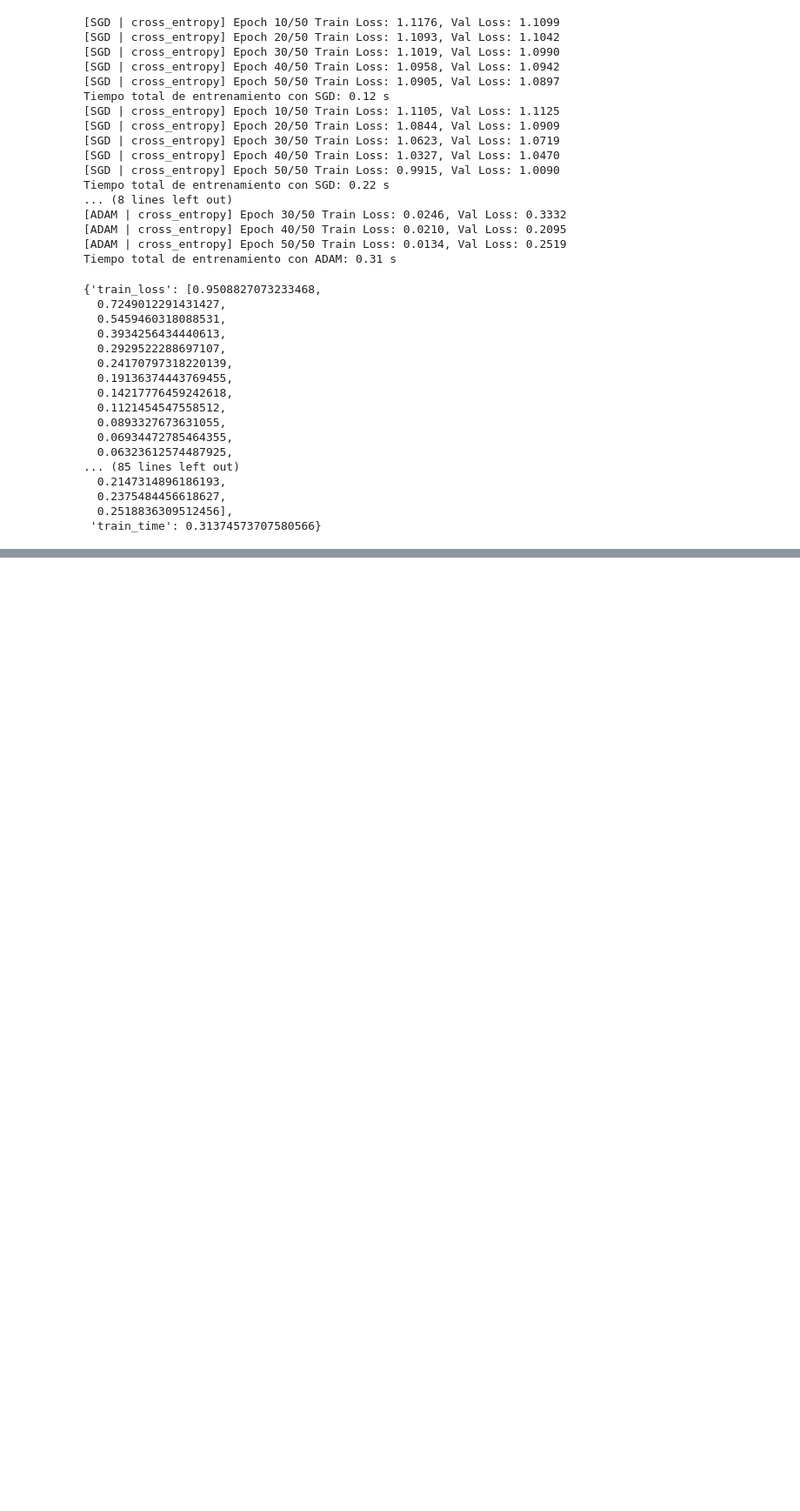
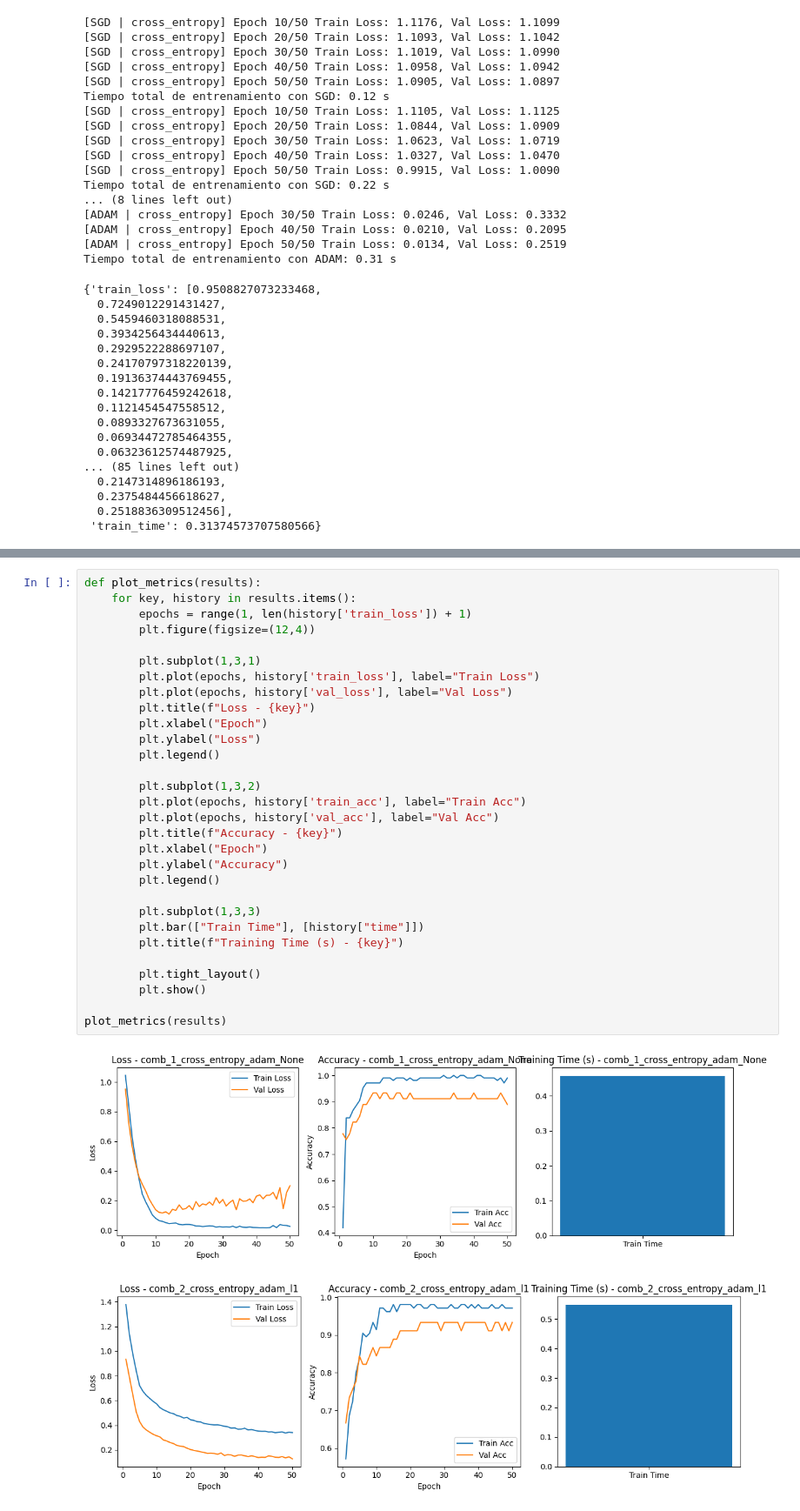
Before and after one commit to Jose-Prince/Hoja_de_Trabajo_2-Deep_Learning, a Jupyter notebook: Parte1.ipynb, the cells around one changed output, grey strips where cells are left out. Shown at 87% size. Saved outputs shown, nothing was run; the diff lists cells and outputs as text; blank space fills up the shorter version.

```diff
--- a/Parte1.ipynb
+++ b/Parte1.ipynb
@@ -431,0 +569,33 @@ Tiempo total de entrenamiento con ADAM: 0.31 s
+# %%
+def plot_metrics(results):
+    for key, history in results.items():
+        epochs = range(1, len(history['train_loss']) + 1)
+        plt.figure(figsize=(12,4))
+
+        plt.subplot(1,3,1)
+        plt.plot(epochs, history['train_loss'], label="Train Loss")
+        plt.plot(epochs, history['val_loss'], label="Val Loss")
+        plt.title(f"Loss - {key}")
+        plt.xlabel("Epoch")
+        plt.ylabel("Loss")
+        plt.legend()
+
+        plt.subplot(1,3,2)
+        plt.plot(epochs, history['train_acc'], label="Train Acc")
+        plt.plot(epochs, history['val_acc'], label="Val Acc")
+        plt.title(f"Accuracy - {key}")
+        plt.xlabel("Epoch")
+        plt.ylabel("Accuracy")
+        plt.legend()
+
+        plt.subplot(1,3,3)
+        plt.bar(["Train Time"], [history["time"]])
+        plt.title(f"Training Time (s) - {key}")
+
+        plt.tight_layout()
+        plt.show()
+
+plot_metrics(results)
+# %% [output]
+[figure, added]
+[figure, added]
```
Also changed, not shown: parts of 5 cells of this notebook, 1 other file.
